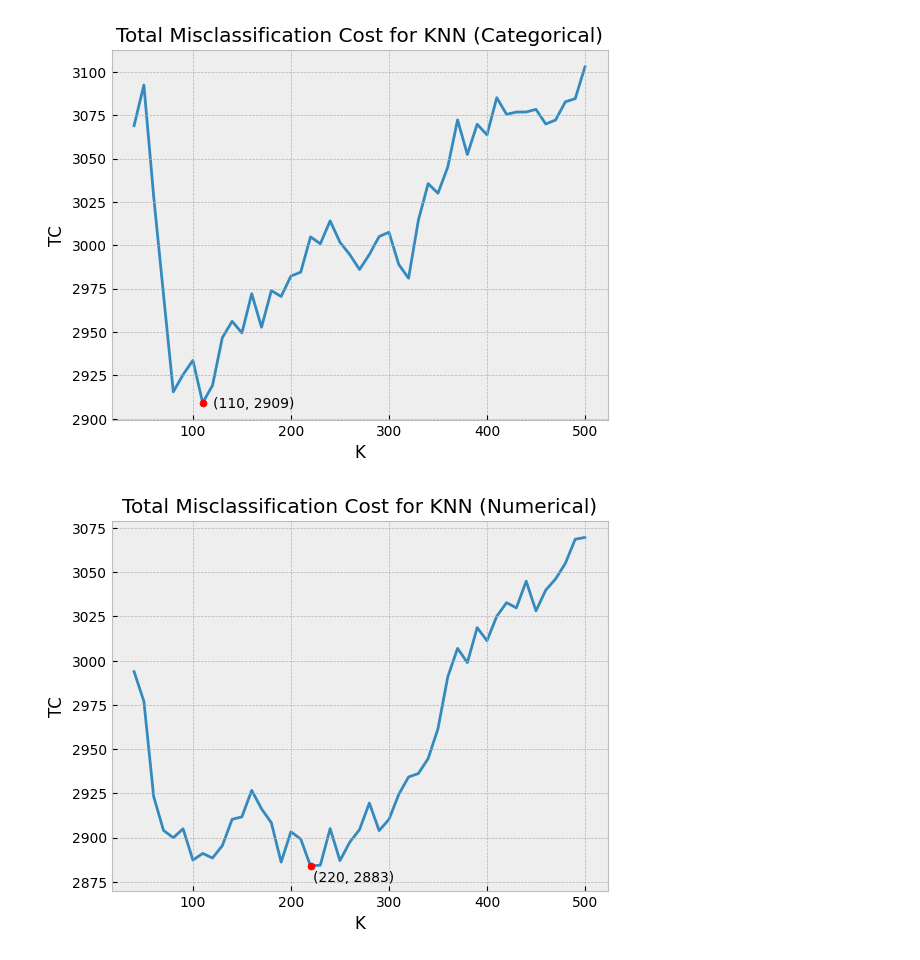
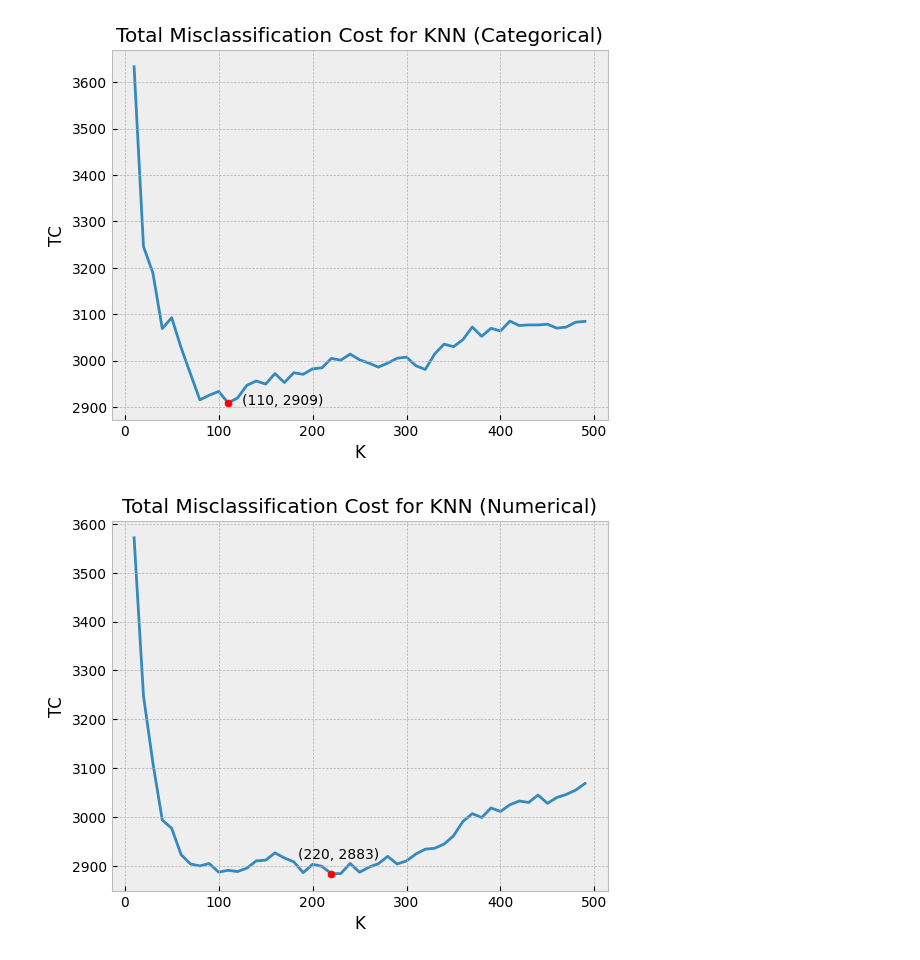
Before and after one commit to Tyler-Hecht/STAT-432-Final-Project, a Jupyter notebook: code/knn_eval.ipynb, the cells around one changed output. Cells and saved outputs as stored; diff of their text form; code cells hidden in the pictures.

```diff
--- a/code/knn_eval.ipynb
+++ b/code/knn_eval.ipynb
@@ -17,9 +17,9 @@ df_cat = pd.read_csv(CATEGORICAL_FILE)
 true_values = df_cat["choc"].values
 
 n = len(true_values)
-KS = range(1, n, 1)[9::10] # only use every 10th value of K (10, 20, 30, ...)
-pred_cat = np.loadtxt(PRED_CAT_FILE, delimiter = ",", dtype = "object")[9::10]
-pred_num = np.loadtxt(PRED_NUM_FILE, delimiter = ",", dtype = "object")[9::10]
+KS = range(10, 500, 10)
+pred_cat = np.loadtxt(PRED_CAT_FILE, delimiter = ",", dtype = "object")
+pred_num = np.loadtxt(PRED_NUM_FILE, delimiter = ",", dtype = "object")
 # %%
 confusion_cat = np.apply_along_axis(confusion_matrix, 1, pred_cat, true_values)
 confusion_num = np.apply_along_axis(confusion_matrix, 1, pred_num, true_values)
@@ -37,28 +54,27 @@ min_K_num = KS[min_index_num]
 # %%
 plt.style.use("bmh")
-plt.plot(KS[3:50], TC_cat[3:50], zorder = 0)
+plt.plot(KS, TC_cat, zorder = 0)
 plt.xlabel("K")
 plt.ylabel("TC")
 plt.title("Total Misclassification Cost for KNN (Categorical)")
 plt.scatter(min_K_cat, min_TC_cat, color = "red", zorder = 1, s = 25)
-plt.annotate((min_K_cat, int(min_TC_cat)), xy=(min_K_cat, min_TC_cat), xytext=(min_K_cat+10, min_TC_cat-3))
+plt.annotate((min_K_cat, int(min_TC_cat)), xy=(min_K_cat, min_TC_cat), xytext=(min_K_cat+15, min_TC_cat-5))
 
 plt.savefig(OUTPUT_CAT_PLOT, dpi = 300)
 plt.show()
 # %% [output]
-[figure, old version]
+[figure, new version]
 # %%
 plt.style.use("bmh")
-plt.plot(KS[3:50], TC_num[3:50], zorder = 0)
+plt.plot(KS, TC_num, zorder = 0)
 plt.xlabel("K")
 plt.ylabel("TC")
-plt.ylim(2870)
 plt.title("Total Misclassification Cost for KNN (Numerical)")
 plt.scatter(min_K_num, min_TC_num, color = "red", zorder = 1, s = 25)
-plt.annotate((min_K_num, int(min_TC_num)), xy=(min_K_num, min_TC_num), xytext=(min_K_num+3, min_TC_num-9))
+plt.annotate((min_K_num, int(min_TC_num)), xy=(min_K_num, min_TC_num), xytext=(min_K_num-35, min_TC_num+30))
 
 
 plt.savefig(OUTPUT_NUM_PLOT, dpi = 300)
 plt.show()
 # %% [output]
-[figure, old version]
+[figure, new version]
```
Also changed, not shown: parts of 1 cell of this notebook, 5 other files.
